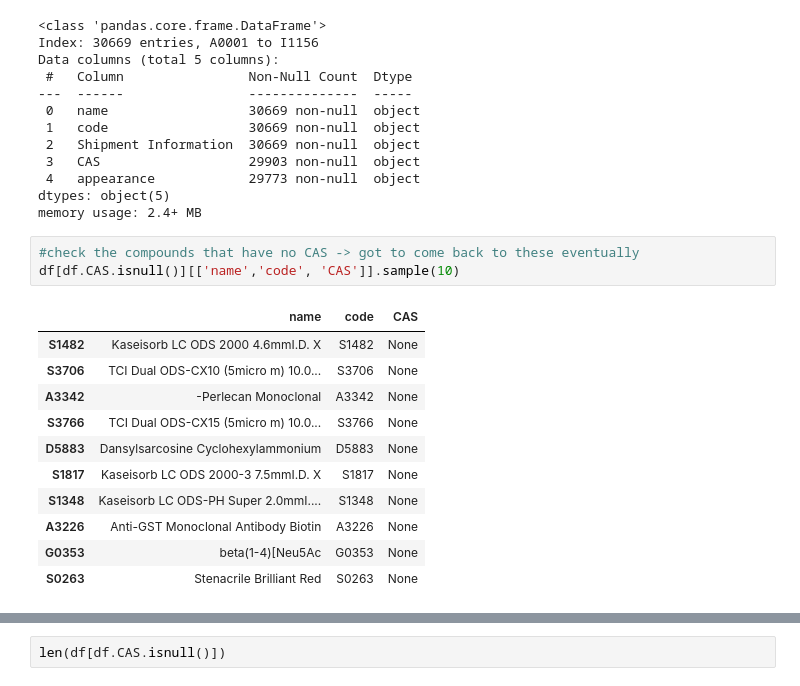
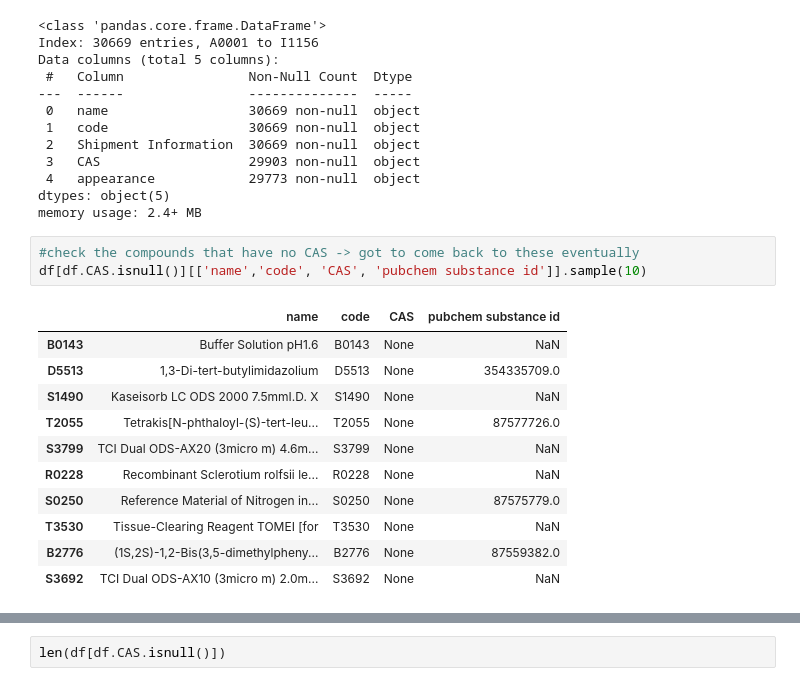
Before and after one commit to stephanyvargas/Learning_DataScience, a Jupyter notebook: WebScrapping_data/test_data_TCI.ipynb, the cells around one changed output, grey strips where cells are left out. Drawn from its saved outputs; the diff is of its cells as text.

Commit message:
look for compounds that dont have smiles, BUT have pubchem id, 10 compounds! search for the smiles on the webpage!

```diff
--- a/WebScrapping_data/test_data_TCI.ipynb
+++ b/WebScrapping_data/test_data_TCI.ipynb
@@ -197,16 +197,16 @@ dtypes: object(5)
 memory usage: 2.4+ MB
 # %%
 #check the compounds that have no CAS -> got to come back to these eventually
-df[df.CAS.isnull()][['name','code', 'CAS']].sample(10)
+df[df.CAS.isnull()][['name','code', 'CAS', 'pubchem substance id']].sample(10)
 # %% [output]
-|  | name | code | CAS |
-| S1482 | Kaseisorb LC ODS 2000 4.6mmI.D. X | S1482 | None |
-| S3706 | TCI Dual ODS-CX10 (5micro m) 10.0... | S3706 | None |
-| A3342 | -Perlecan Monoclonal | A3342 | None |
-| S3766 | TCI Dual ODS-CX15 (5micro m) 10.0... | S3766 | None |
-| D5883 | Dansylsarcosine Cyclohexylammonium | D5883 | None |
-| S1817 | Kaseisorb LC ODS 2000-3 7.5mmI.D. X | S1817 | None |
-| S1348 | Kaseisorb LC ODS-PH Super 2.0mmI.... | S1348 | None |
-| A3226 | Anti-GST Monoclonal Antibody Biotin | A3226 | None |
-| G0353 | beta(1-4)[Neu5Ac | G0353 | None |
-| S0263 | Stenacrile Brilliant Red | S0263 | None |
+|  | name | code | CAS | pubchem substance id |
+| B0143 | Buffer Solution pH1.6 | B0143 | None | NaN |
+| D5513 | 1,3-Di-tert-butylimidazolium | D5513 | None | 354335709.0 |
+| S1490 | Kaseisorb LC ODS 2000 7.5mmI.D. X | S1490 | None | NaN |
+| T2055 | Tetrakis[N-phthaloyl-(S)-tert-leu... | T2055 | None | 87577726.0 |
+| S3799 | TCI Dual ODS-AX20 (3micro m) 4.6m... | S3799 | None | NaN |
+| R0228 | Recombinant Sclerotium rolfsii le... | R0228 | None | NaN |
+| S0250 | Reference Material of Nitrogen in... | S0250 | None | 87575779.0 |
+| T3530 | Tissue-Clearing Reagent TOMEI [for | T3530 | None | NaN |
+| B2776 | (1S,2S)-1,2-Bis(3,5-dimethylpheny... | B2776 | None | 87559382.0 |
+| S3692 | TCI Dual ODS-AX10 (3micro m) 2.0m... | S3692 | None | NaN |
```
Also changed, not shown: parts of 2 cells of this notebook.
